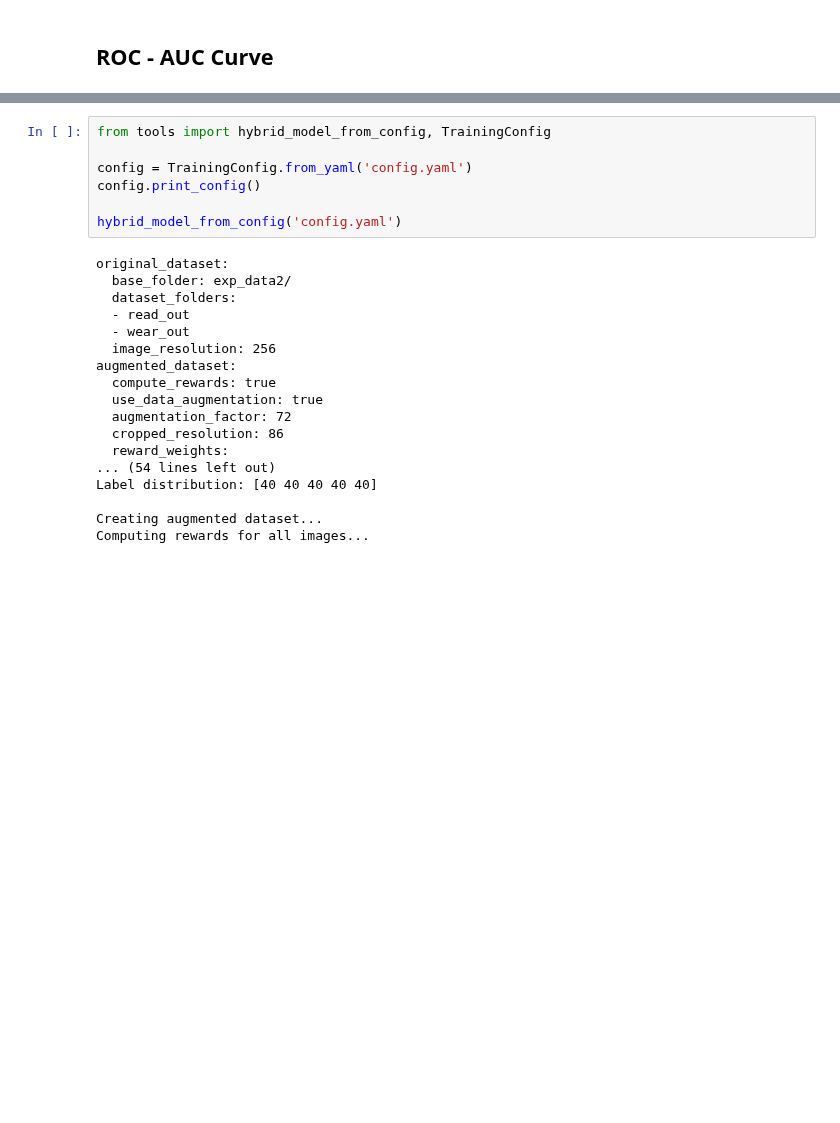
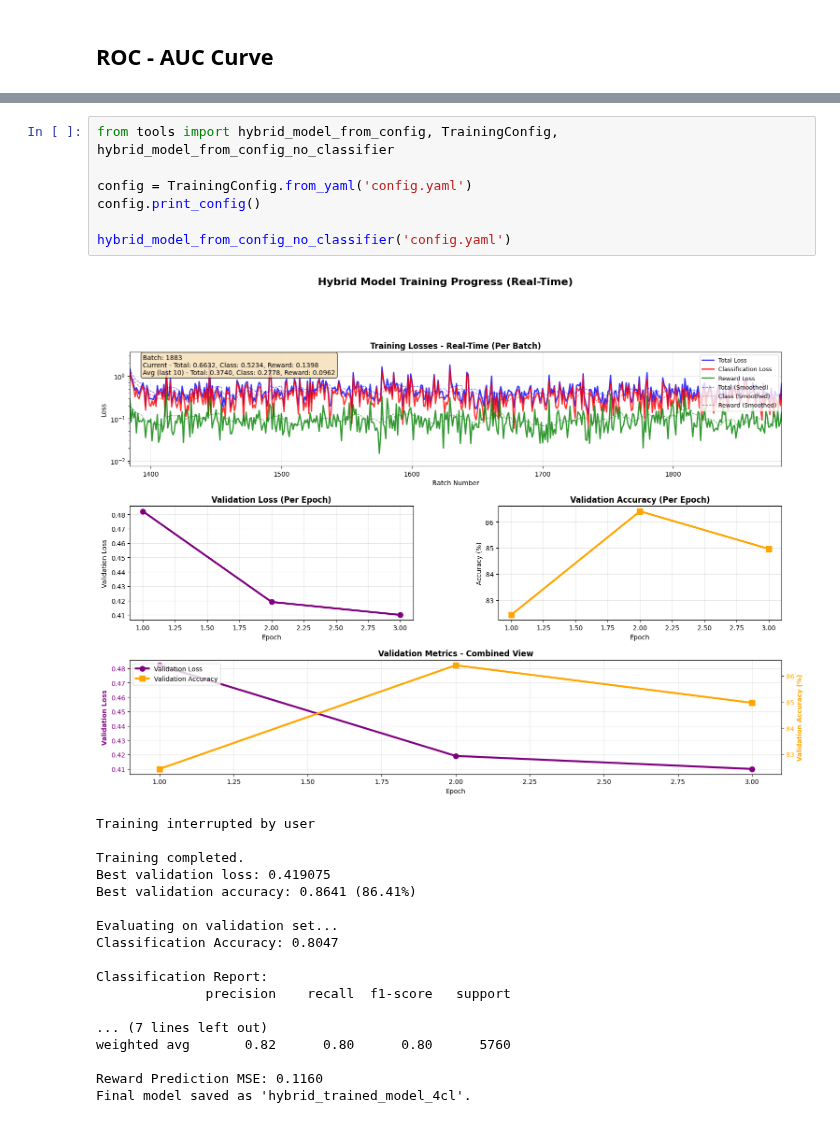
Before and after one commit to colinedsall/ofdspm, a Jupyter notebook: examples.ipynb, the cells around one changed output, grey strips where cells are left out. Cells and saved outputs as stored; diff of their text form; blank space fills up the shorter version.

Commit message:
Updated codebase in tools.py to reflect PI requests, main training loop now follows using ground-truth generation from exoerimental grid.

```diff
--- a/examples.ipynb
+++ b/examples.ipynb
@@ -1058,25 +852,26 @@ Scan Index: 0 Predicted: Class 3 (Poor (Class 3)) with 0.956 confidence
 # %%
-from tools import hybrid_model_from_config, TrainingConfig
+from tools import hybrid_model_from_config, TrainingConfig, hybrid_model_from_config_no_classifier
 
 config = TrainingConfig.from_yaml('config.yaml')
 config.print_config()
 
-hybrid_model_from_config('config.yaml')
+hybrid_model_from_config_no_classifier('config.yaml')
 # %% [output]
+[figure, added]
-original_dataset:
-  base_folder: exp_data2/
-  dataset_folders:
-  - read_out
-  - wear_out
-  image_resolution: 256
-augmented_dataset:
-  compute_rewards: true
-  use_data_augmentation: true
-  augmentation_factor: 72
-  cropped_resolution: 86
-  reward_weights:
-... (54 lines left out)
-Label distribution: [40 40 40 40 40]
+Training interrupted by user
 
-Creating augmented dataset...
-Computing rewards for all images...
+Training completed.
+Best validation loss: 0.419075
+Best validation accuracy: 0.8641 (86.41%)
+
+Evaluating on validation set...
+Classification Accuracy: 0.8047
+
+Classification Report:
+              precision    recall  f1-score   support
+
+... (7 lines left out)
+weighted avg       0.82      0.80      0.80      5760
+
+Reward Prediction MSE: 0.1160
+Final model saved as 'hybrid_trained_model_4cl'.
```
Also changed, not shown: parts of 10 cells of this notebook, 2 other files.
